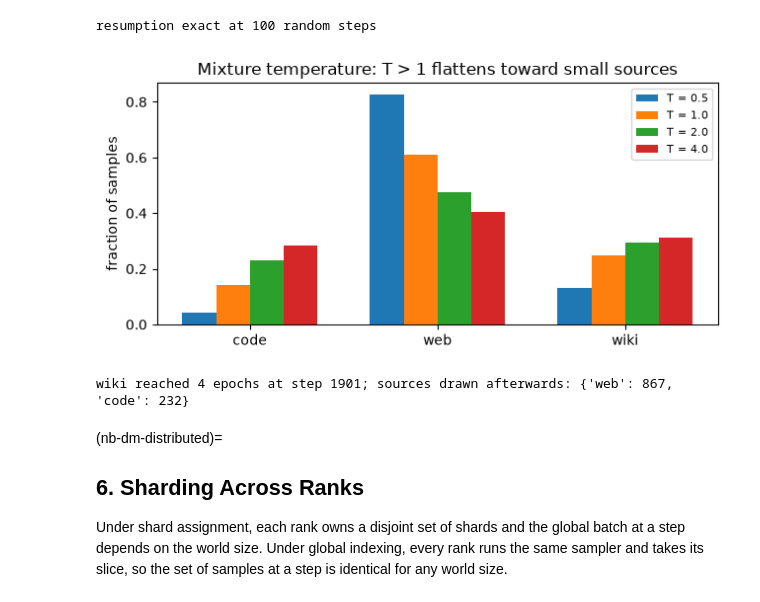
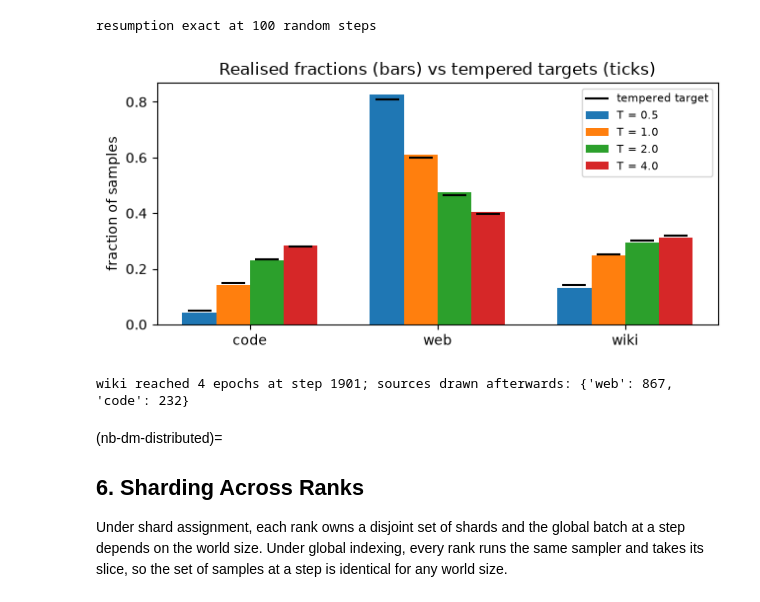
Before and after one commit to Beaker12/llmatlas, a Jupyter notebook: chapters/05-dataset-management/examples/dataset_management_demo.ipynb, the cells around one changed output. Cells and saved outputs as stored; diff of their text form; code cells hidden in the pictures.

```diff
--- a/chapters/05-dataset-management/examples/dataset_management_demo.ipynb
+++ b/chapters/05-dataset-management/examples/dataset_management_demo.ipynb
@@ -349,32 +378,33 @@ resumption exact at 100 random steps
 # %%
 # Realised source fractions vs. target at several temperatures, before any cap binds
 temps = [0.5, 1.0, 2.0, 4.0]
 fig, ax = plt.subplots(figsize=(6.5, 3.2))
 width = 0.18
 for j, T in enumerate(temps):
     smp = MixtureSampler(sizes, weights, seed=1, temperature=T, max_epochs=100)
     counts = Counter(s for s, _ in (next(smp) for _ in range(600)))
     frac = [counts[n] / 600 for n in smp.names]
-    ax.bar(np.arange(3) + j * width, frac, width, label=f"T = {T}")
-    if T == 1.0:
-        assert all(abs(frac[i] - smp.probs[i]) < 0.06 for i in range(3)), (frac, smp.probs)
+    bars = ax.bar(np.arange(3) + j * width, frac, width, label=f"T = {T}")
+    ax.scatter(np.arange(3) + j * width, smp.probs, marker="_", s=300, color="black", zorder=3,
+               label="tempered target" if j == 0 else None)
+    assert all(abs(frac[i] - smp.probs[i]) < 0.06 for i in range(3)), (T, frac, smp.probs)
 ax.set_xticks(np.arange(3) + 1.5 * width)
 ax.set_xticklabels(smp.names)
 ax.set_ylabel("fraction of samples")
-ax.set_title("Mixture temperature: T > 1 flattens toward small sources")
+ax.set_title("Realised fractions (bars) vs tempered targets (ticks)")
 ax.legend(fontsize=8)
 plt.tight_layout()
 plt.show()
 
 # The epoch cap: wiki (120 docs, 25%) hits 4 epochs first; after that the mixture is web and code only
 smp = MixtureSampler(sizes, weights, seed=3, max_epochs=4.0)
 stream = [next(smp) for _ in range(3000)]  # under the 4 * 920 = 3680 total capacity
 first_cap = next(i for i in range(len(stream)) if sum(s == "wiki" for s, _ in stream[:i]) == 4 * sizes["wiki"])
 after = Counter(s for s, _ in stream[first_cap:])
 print(f"wiki reached 4 epochs at step {first_cap}; sources drawn afterwards: {dict(after)}")
 assert after["wiki"] == 0 and after["web"] > 0 and after["code"] > 0
 # %% [output]
-[figure, old version]
+[figure, new version]
 wiki reached 4 epochs at step 1901; sources drawn afterwards: {'web': 867, 'code': 232}
 # %% [markdown]
 (nb-dm-distributed)=
```
Also changed, not shown: parts of 8 cells of this notebook, 1 other file.
